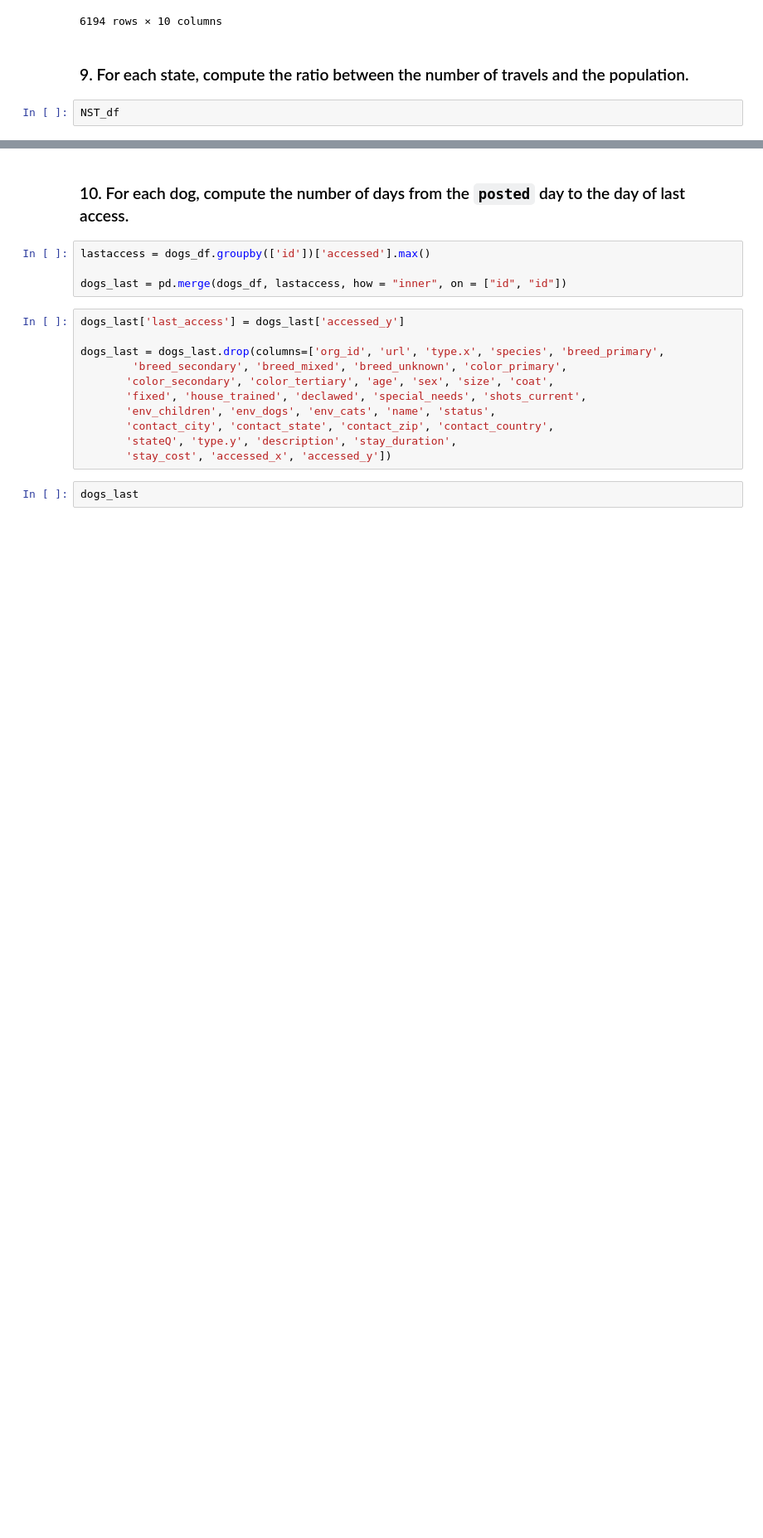
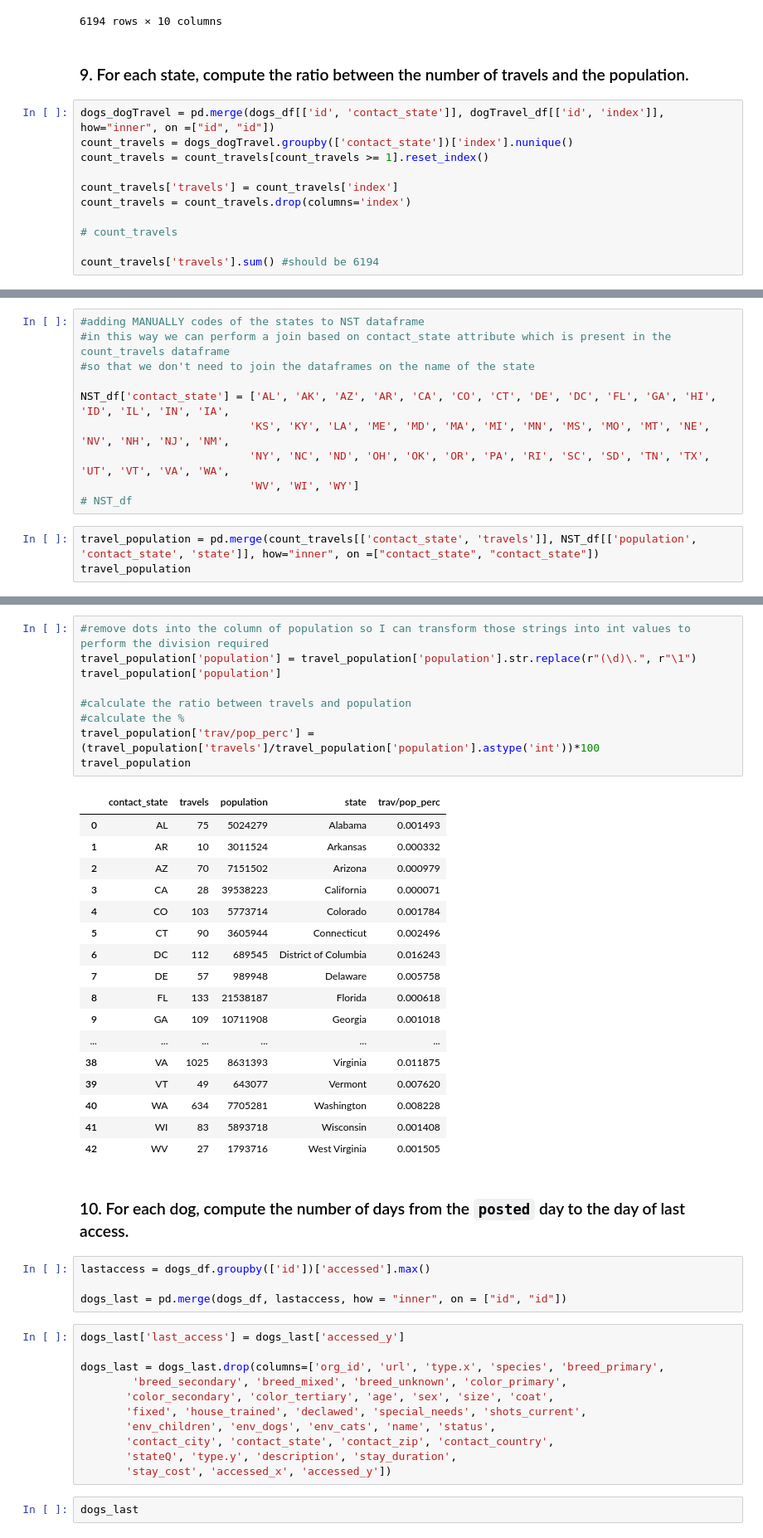
Before and after one commit to danielepoterti/FoundationCS, a Jupyter notebook: project.ipynb, the cells around one changed output, grey strips where cells are left out. Shown at 83% size. Drawn from its saved outputs; the diff is of its cells as text; blank space fills up the shorter version.

```diff
--- a/project.ipynb
+++ b/project.ipynb
@@ -378,5 +378,14 @@ dogTravel_df
 # %% [markdown]
 ### 9. For each state, compute the ratio between the number of travels and the population.
 # %%
-NST_df
+dogs_dogTravel = pd.merge(dogs_df[['id', 'contact_state']], dogTravel_df[['id', 'index']], how="inner", on =["id", "id"])
+count_travels = dogs_dogTravel.groupby(['contact_state'])['index'].nunique()
+count_travels = count_travels[count_travels >= 1].reset_index()
+
+count_travels['travels'] = count_travels['index']
+count_travels = count_travels.drop(columns='index')
+
+# count_travels
+
+count_travels['travels'].sum() #should be 6194
 # %% [output]
@@ -399,0 +393,13 @@ NST_df
+# %%
+#adding MANUALLY codes of the states to NST dataframe
+#in this way we can perform a join based on contact_state attribute which is present in the count_travels dataframe
+#so that we don't need to join the dataframes on the name of the state
+
+NST_df['contact_state'] = ['AL', 'AK', 'AZ', 'AR', 'CA', 'CO', 'CT', 'DE', 'DC', 'FL', 'GA', 'HI', 'ID', 'IL', 'IN', 'IA',
+                          'KS', 'KY', 'LA', 'ME', 'MD', 'MA', 'MI', 'MN', 'MS', 'MO', 'MT', 'NE', 'NV', 'NH', 'NJ', 'NM',
+                          'NY', 'NC', 'ND', 'OH', 'OK', 'OR', 'PA', 'RI', 'SC', 'SD', 'TN', 'TX', 'UT', 'VT', 'VA', 'WA',
+                          'WV', 'WI', 'WY']
+# NST_df
+# %%
+travel_population = pd.merge(count_travels[['contact_state', 'travels']], NST_df[['population', 'contact_state', 'state']], how="inner", on =["contact_state", "contact_state"])
+travel_population
@@ -400,3 +424,30 @@ NST_df
+# %%
+#remove dots into the column of population so I can transform those strings into int values to perform the division required
+travel_population['population'] = travel_population['population'].str.replace(r"(\d)\.", r"\1")
+travel_population['population']
+
+#calculate the ratio between travels and population
+#calculate the %
+travel_population['trav/pop_perc'] = (travel_population['travels']/travel_population['population'].astype('int'))*100
+travel_population
+# %% [output]
+|  | contact_state | travels | population | state | trav/pop_perc |
+| 0 | AL | 75 | 5024279 | Alabama | 0.001493 |
+| 1 | AR | 10 | 3011524 | Arkansas | 0.000332 |
+| 2 | AZ | 70 | 7151502 | Arizona | 0.000979 |
+| 3 | CA | 28 | 39538223 | California | 0.000071 |
+| 4 | CO | 103 | 5773714 | Colorado | 0.001784 |
+| 5 | CT | 90 | 3605944 | Connecticut | 0.002496 |
+| 6 | DC | 112 | 689545 | District of Columbia | 0.016243 |
+| 7 | DE | 57 | 989948 | Delaware | 0.005758 |
+| 8 | FL | 133 | 21538187 | Florida | 0.000618 |
+| 9 | GA | 109 | 10711908 | Georgia | 0.001018 |
+| ... | ... | ... | ... | ... | ... |
+| 38 | VA | 1025 | 8631393 | Virginia | 0.011875 |
+| 39 | VT | 49 | 643077 | Vermont | 0.007620 |
+| 40 | WA | 634 | 7705281 | Washington | 0.008228 |
+| 41 | WI | 83 | 5893718 | Wisconsin | 0.001408 |
+| 42 | WV | 27 | 1793716 | West Virginia | 0.001505 |
 # %% [markdown]
 ### 10. For each dog, compute the number of days from the `posted` day to the day of last access.
 # %%
```
Also changed, not shown: parts of 2 cells of this notebook.
